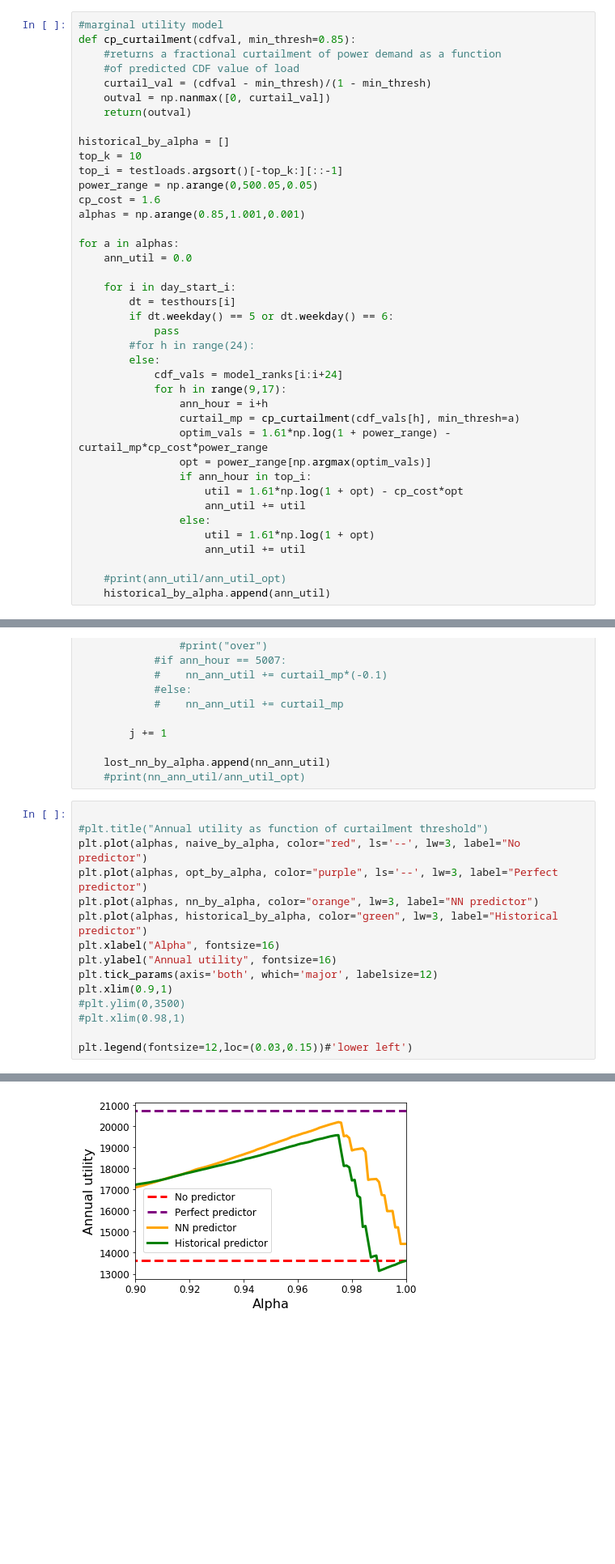
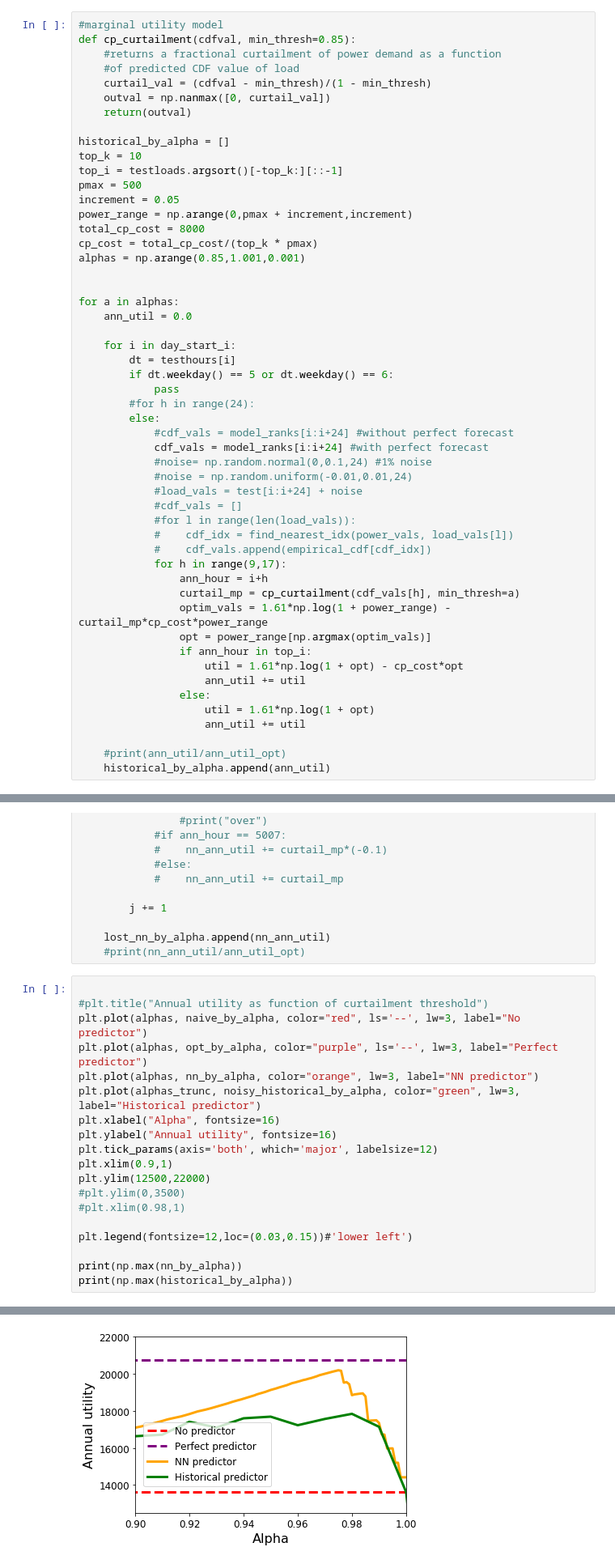
Before and after one commit to cpatdowling/peakload, a Jupyter notebook: notebooks/model_amortization.ipynb, the cells around one changed output, grey strips where cells are left out. Shown at 81% size. Drawn from its saved outputs; the diff is of its cells as text; blank space fills up the shorter version.

```diff
--- a/notebooks/model_amortization.ipynb
+++ b/notebooks/model_amortization.ipynb
@@ -226,9 +276,13 @@ def cp_curtailment(cdfval, min_thresh=0.85):
 historical_by_alpha = []
 top_k = 10
 top_i = testloads.argsort()[-top_k:][::-1]
-power_range = np.arange(0,500.05,0.05)
-cp_cost = 1.6
+pmax = 500
+increment = 0.05
+power_range = np.arange(0,pmax + increment,increment)
+total_cp_cost = 8000
+cp_cost = total_cp_cost/(top_k * pmax)
 alphas = np.arange(0.85,1.001,0.001)
+
 
 for a in alphas:
     ann_util = 0.0
@@ -239,7 +293,15 @@ for a in alphas:
             pass
         #for h in range(24):
         else:
-            cdf_vals = model_ranks[i:i+24]
+            #cdf_vals = model_ranks[i:i+24] #without perfect forecast
+            cdf_vals = model_ranks[i:i+24] #with perfect forecast
+            #noise= np.random.normal(0,0.1,24) #1% noise
+            #noise = np.random.uniform(-0.01,0.01,24)
+            #load_vals = test[i:i+24] + noise
+            #cdf_vals = []
+            #for l in range(len(load_vals)):
+            #    cdf_idx = find_nearest_idx(power_vals, load_vals[l])
+            #    cdf_vals.append(empirical_cdf[cdf_idx])
             for h in range(9,17):
                 ann_hour = i+h
                 curtail_mp = cp_curtailment(cdf_vals[h], min_thresh=a)
@@ -501,13 +616,17 @@ for a in alphas:
 plt.plot(alphas, naive_by_alpha, color="red", ls='--', lw=3, label="No predictor")
 plt.plot(alphas, opt_by_alpha, color="purple", ls='--', lw=3, label="Perfect predictor")
 plt.plot(alphas, nn_by_alpha, color="orange", lw=3, label="NN predictor")
-plt.plot(alphas, historical_by_alpha, color="green", lw=3, label="Historical predictor")
+plt.plot(alphas_trunc, noisy_historical_by_alpha, color="green", lw=3, label="Historical predictor")
 plt.xlabel("Alpha", fontsize=16)
 plt.ylabel("Annual utility", fontsize=16)
 plt.tick_params(axis='both', which='major', labelsize=12)
 plt.xlim(0.9,1)
+plt.ylim(12500,22000)
 #plt.ylim(0,3500)
 #plt.xlim(0.98,1)
 
 plt.legend(fontsize=12,loc=(0.03,0.15))#'lower left')
+
+print(np.max(nn_by_alpha))
+print(np.max(historical_by_alpha))
 # %% [output]
@@ -515,4 +635,4 @@ plt.legend(fontsize=12,loc=(0.03,0.15))#'lower left')
-[figure, old version]
+[figure, new version]
 # %%
 plt.title("Percentage of optimal utility as function of curtailment threshold")
 plt.plot(alphas, (np.array(nn_by_alpha)/np.array(opt_by_alpha))*100.0, color="orange", label="NN predictor")
```
Also changed, not shown: parts of 12 cells of this notebook.
